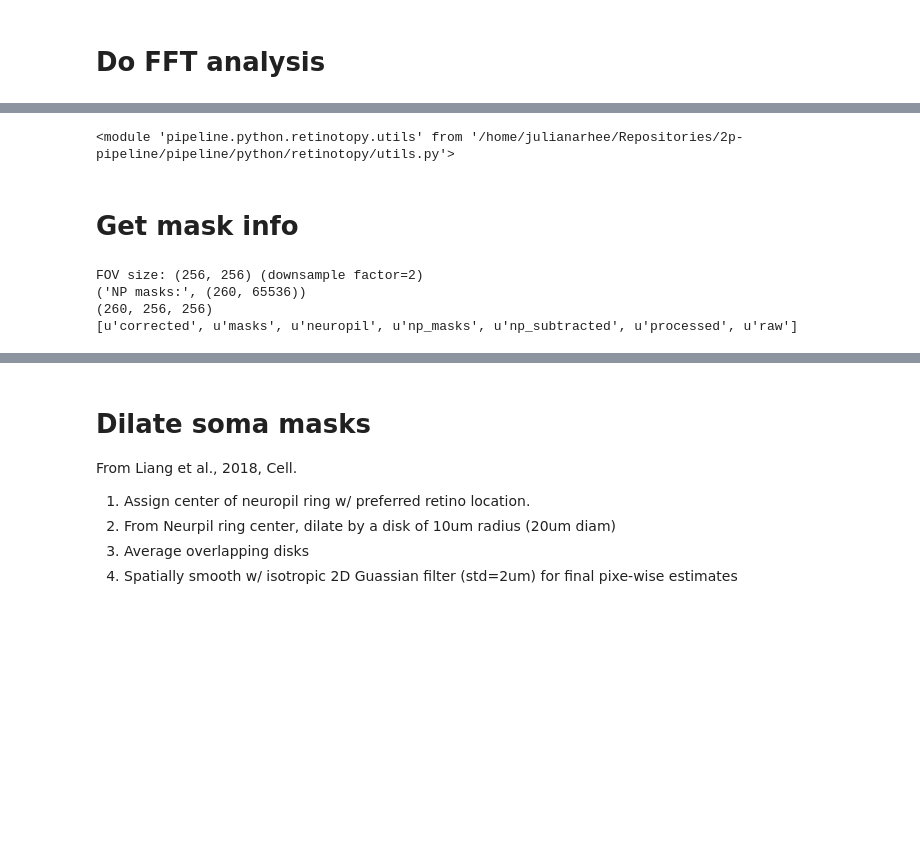
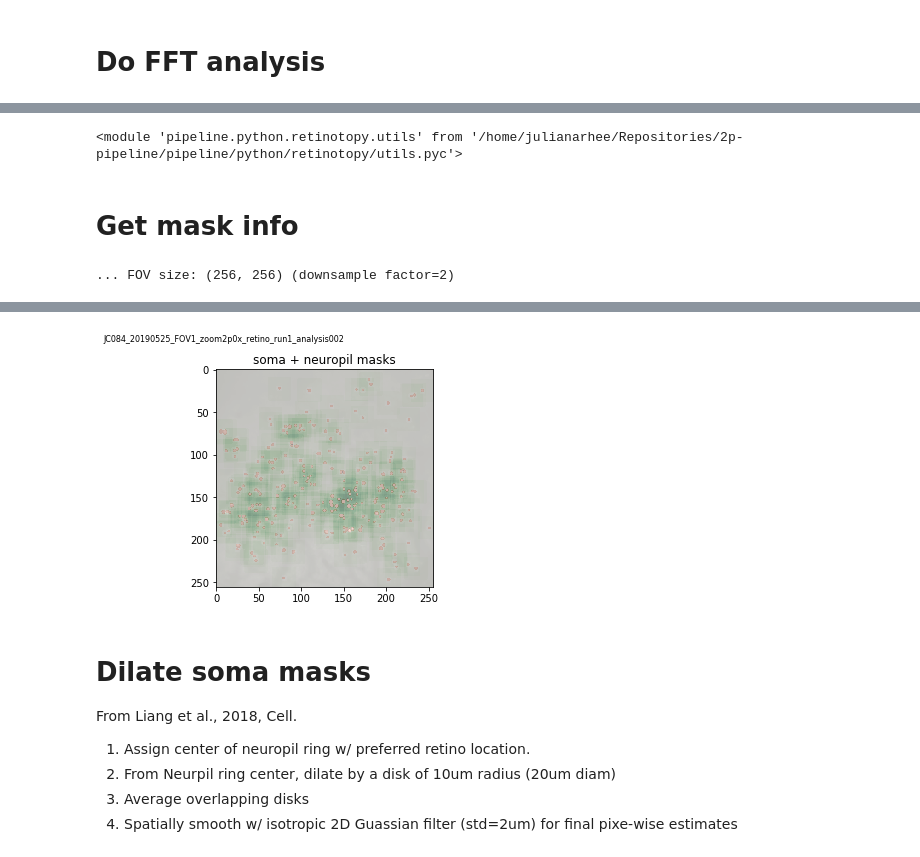
Before and after one commit to julianarhee/2p-pipeline, a Jupyter notebook: pipeline/python/classifications/notebooks/retinotopy/aggregate_gradient_estimation.ipynb, the cells around one changed output, grey strips where cells are left out. Saved outputs shown, nothing was run; the diff lists cells and outputs as text; code cells hidden in the pictures; blank space fills up the shorter version.

```diff
--- a/pipeline/python/classifications/notebooks/retinotopy/aggregate_gradient_estimation.ipynb
+++ b/pipeline/python/classifications/notebooks/retinotopy/aggregate_gradient_estimation.ipynb
@@ -97,6 +56,6 @@ screen.keys()
 # %%
 animalid = 'JC084' #'JC085'
-session = '20190522' #'20190626'
+session = '20190525' #'20190626'
 fov = 'FOV1_zoom2p0x'
 retinorun = 'retino_run1'
 
@@ -199,7 +174,7 @@ NameError: global name 'sns' is not defined
 # %%
 reload(ret_utils)
 # %% [output]
-<module 'pipeline.python.retinotopy.utils' from '/home/julianarhee/Repositories/2p-pipeline/pipeline/python/retinotopy/utils.py'>
+<module 'pipeline.python.retinotopy.utils' from '/home/julianarhee/Repositories/2p-pipeline/pipeline/python/retinotopy/utils.pyc'>
 # %% [markdown]
 # Get mask info
 # %%
@@ -210,14 +185,11 @@ roiid = RETID['PARAMS']['roi_id']
 ds_factor = int(RETID['PARAMS']['downsample_factor'])
 nrois_total, d1, d2 = masks_soma.shape
 # %% [output]
-FOV size: (256, 256) (downsample factor=2)
-('NP masks:', (260, 65536))
-(260, 256, 256)
-[u'corrected', u'masks', u'neuropil', u'np_masks', u'np_subtracted', u'processed', u'raw']
+... FOV size: (256, 256) (downsample factor=2)
 # %%
 fig, ax = pl.subplots()
 roi_utils.plot_neuropil_masks(masks_soma, masks_np, zimg, ax=ax)
 ax.set_title('soma + neuropil masks')
-label_figure(fig, data_identifier)
+label_figure(fig, data_id)
 pl.savefig(os.path.join(curr_dst_dir, 'soma-v-neuropil-masks.png'))
 # %% [output]
@@ -226,3 +196,4 @@ pl.savefig(os.path.join(curr_dst_dir, 'soma-v-neuropil-masks.png'))
+[figure, added]
 # %% [markdown]
 # Dilate soma masks
 From Liang et al., 2018, Cell.
```
Also changed, not shown: parts of 48 cells of this notebook, 1 other file.
